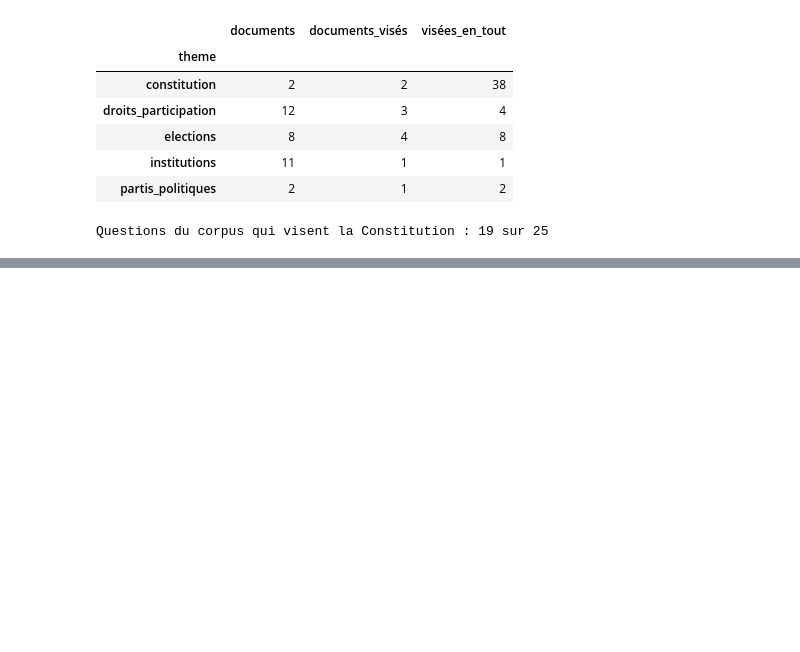
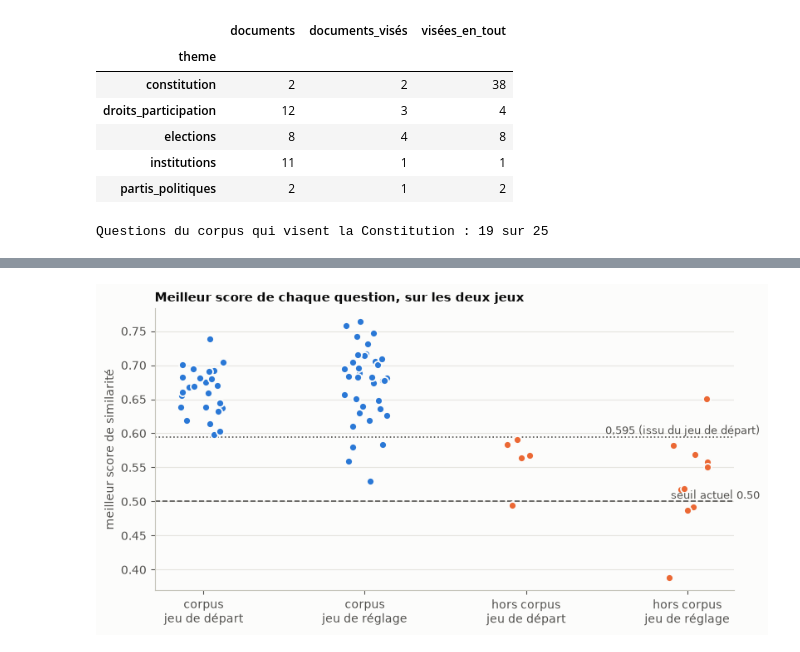
Before and after one commit to salmahanabal/Moroccan-civic-assistant, a Jupyter notebook: backend/notebooks/01_analyse_exploratoire.ipynb, the cells around one changed output, grey strips where cells are left out. Saved outputs shown, nothing was run; the diff lists cells and outputs as text; code cells hidden in the pictures; blank space fills up the shorter version.

```diff
--- a/backend/notebooks/01_analyse_exploratoire.ipynb
+++ b/backend/notebooks/01_analyse_exploratoire.ipynb
@@ -564,0 +654,22 @@ chatbot avant), puis les mesurer à part : ce serait aussi un vrai jeu de test,
+# %%
+in_scores = np.concatenate([questions.loc[in_corpus, "meilleur_score"].values, best2[in2]])
+out_scores = np.concatenate([questions.loc[~in_corpus, "meilleur_score"].values, best2[~in2]])
+
+def balanced_accuracy(threshold):
+    kept = (in_scores >= threshold).mean()        # questions du corpus qu'on garde (on ne les refuse pas à tort)
+    refused = (out_scores < threshold).mean()     # questions hors corpus qu'on refuse
+    return (kept + refused) / 2, kept, refused
+
+rows = []
+for label, threshold in (("seuil actuel", config.SCORE_THRESHOLD), ("seuil du jeu de départ (entre 0,591 et 0,598)", 0.595)):
+    score, kept, refused = balanced_accuracy(threshold)
+    rows.append({"seuil": label, "valeur": threshold, "corpus gardées": f"{kept:.0%}", "hors corpus refusées": f"{refused:.0%}", "exactitude équilibrée": f"{score:.0%}"})
+display(pd.DataFrame(rows).set_index("seuil"))
+
+for name, mask, scores in (("jeu de réglage, corpus", in2, best2), ("jeu de réglage, hors corpus", ~in2, best2)):
+    values = scores[mask]
+    print(f"{name:20} : {len(values)} questions, de {values.min():.3f} à {values.max():.3f}, médiane {np.median(values):.3f}")
+print(f"Jeu de réglage, hors corpus au-dessus de {config.SCORE_THRESHOLD} : {int((best2[~in2] >= config.SCORE_THRESHOLD).sum())} sur {int((~in2).sum())}")
+print(f"Jeu de réglage, corpus sous {config.SCORE_THRESHOLD} : {int((best2[in2] < config.SCORE_THRESHOLD).sum())} sur {int(in2.sum())}")
+print(f"Jeu de réglage, corpus sous 0.595 : {int((best2[in2] < 0.595).sum())} sur {int(in2.sum())} | hors corpus au-dessus de 0.595 : {int((best2[~in2] >= 0.595).sum())} sur {int((~in2).sum())}")
+print(f"Tous jeux : plus faible corpus = {in_scores.min():.3f} ; plus fort hors corpus = {out_scores.max():.3f}")
@@ -564,0 +687,21 @@ chatbot avant), puis les mesurer à part : ce serait aussi un vrai jeu de test,
+# %%
+fig, ax = plt.subplots(figsize=(9, 4.4))
+rng = np.random.default_rng(0)
+groups = [("corpus\njeu de départ", questions.loc[in_corpus, "meilleur_score"].values, COLORS["fr"]),
+          ("corpus\njeu de réglage", best2[in2], COLORS["fr"]),
+          ("hors corpus\njeu de départ", questions.loc[~in_corpus, "meilleur_score"].values, COLORS["ar"]),
+          ("hors corpus\njeu de réglage", best2[~in2], COLORS["ar"])]
+for x, (name, values, color) in enumerate(groups):
+    ax.scatter(x + rng.uniform(-0.14, 0.14, size=len(values)), values, s=42, color=color, edgecolor=SURFACE, linewidth=1.3, zorder=3)
+ax.axhline(config.SCORE_THRESHOLD, color=INK_SOFT, linestyle="--", linewidth=1.2)
+ax.text(3.45, config.SCORE_THRESHOLD + 0.004, f"seuil actuel {config.SCORE_THRESHOLD:.2f}", color=INK_SOFT, fontsize=9, ha="right")
+ax.axhline(0.595, color=INK_SOFT, linestyle=":", linewidth=1.2)
+ax.text(3.45, 0.595 + 0.004, "0,595 (issu du jeu de départ)", color=INK_SOFT, fontsize=9, ha="right")
+ax.set_xticks(range(4), [name for name, _, _ in groups])
+ax.set_ylabel("meilleur score de similarité")
+ax.set_title("Meilleur score de chaque question, sur les deux jeux")
+ax.grid(axis="x", visible=False)
+save(fig, "09_scores_seuil_deux_jeux.png")
+plt.show()
+# %% [output]
+[figure, added]
```
Also changed, not shown: parts of 25 cells of this notebook, 5 other files.
